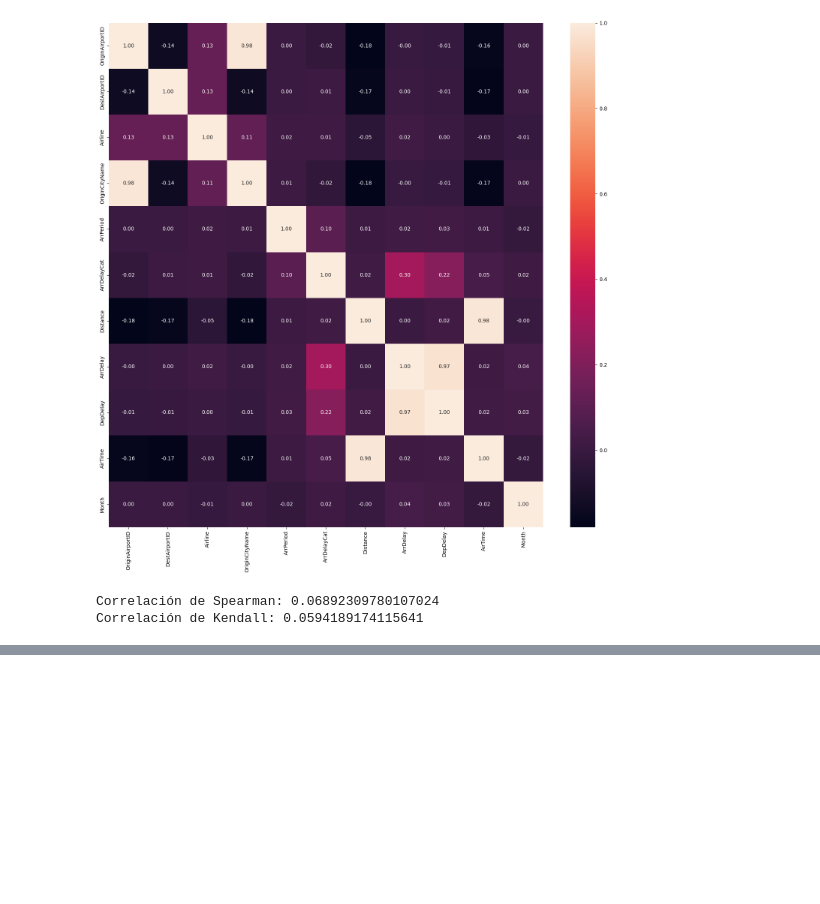
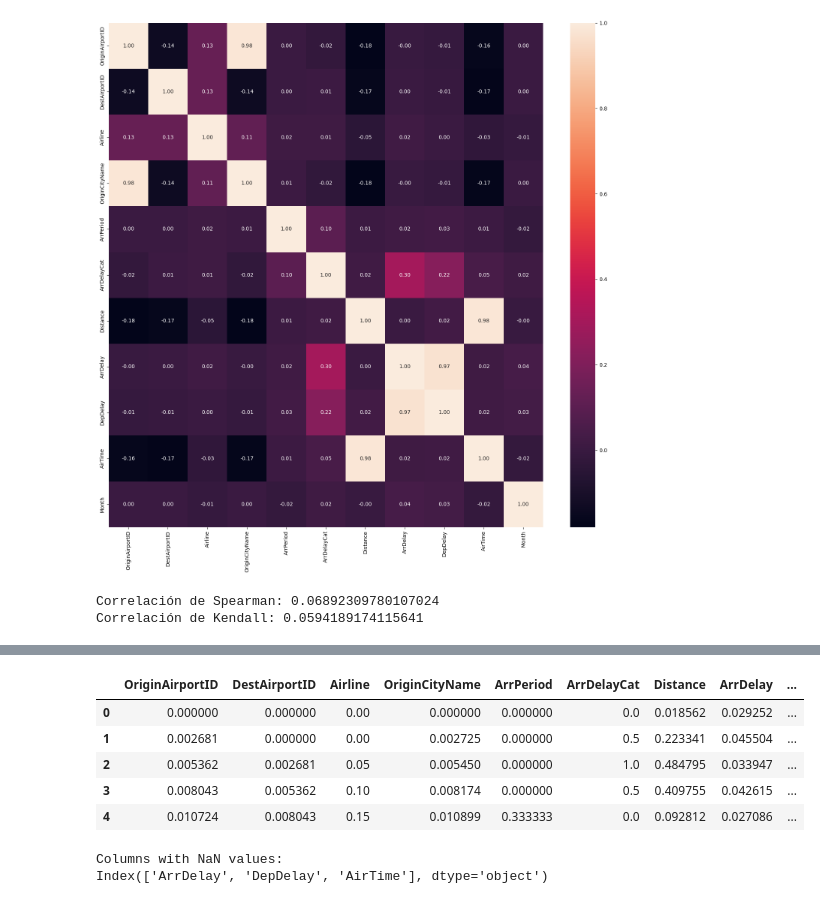
Before and after one commit to Diegomca98/final-project, a Jupyter notebook: src/project.ipynb, the cells around one changed output, grey strips where cells are left out. Drawn from its saved outputs; the diff is of its cells as text; code cells hidden in the pictures; blank space fills up the shorter version.

```diff
--- a/src/project.ipynb
+++ b/src/project.ipynb
@@ -907,0 +940,23 @@ Correlación de Kendall: 0.0594189174115641
+# %%
+Selected_variables = ["OriginAirportID", "DestAirportID", "Airline", "OriginCityName", "ArrPeriod", "ArrDelayCat", "Distance", "ArrDelay", "DepDelay","AirTime", "Month"]
+# %%
+scaler = MinMaxScaler()
+scal_features = scaler.fit_transform(new_df[Selected_variables])
+total_data_scal = pd.DataFrame(scal_features, index = new_df.index, columns = Selected_variables)
+total_data_scal.head()
+# %% [output]
+|  | OriginAirportID | DestAirportID | Airline | OriginCityName | ArrPeriod | ArrDelayCat | Distance | ArrDelay | ... |
+| 0 | 0.000000 | 0.000000 | 0.00 | 0.000000 | 0.000000 | 0.0 | 0.018562 | 0.029252 | ... |
+| 1 | 0.002681 | 0.000000 | 0.00 | 0.002725 | 0.000000 | 0.5 | 0.223341 | 0.045504 | ... |
+| 2 | 0.005362 | 0.002681 | 0.05 | 0.005450 | 0.000000 | 1.0 | 0.484795 | 0.033947 | ... |
+| 3 | 0.008043 | 0.005362 | 0.10 | 0.008174 | 0.000000 | 0.5 | 0.409755 | 0.042615 | ... |
+| 4 | 0.010724 | 0.008043 | 0.15 | 0.010899 | 0.333333 | 0.0 | 0.092812 | 0.027086 | ... |
+# %%
+nan_columns = total_data_scal.columns[total_data_scal.isna().any()]
+
+# Display the columns containing NaN values
+print("Columns with NaN values:")
+print(nan_columns)
+# %% [output]
+Columns with NaN values:
+Index(['ArrDelay', 'DepDelay', 'AirTime'], dtype='object')
```
Also changed, not shown: parts of 18 cells of this notebook.
